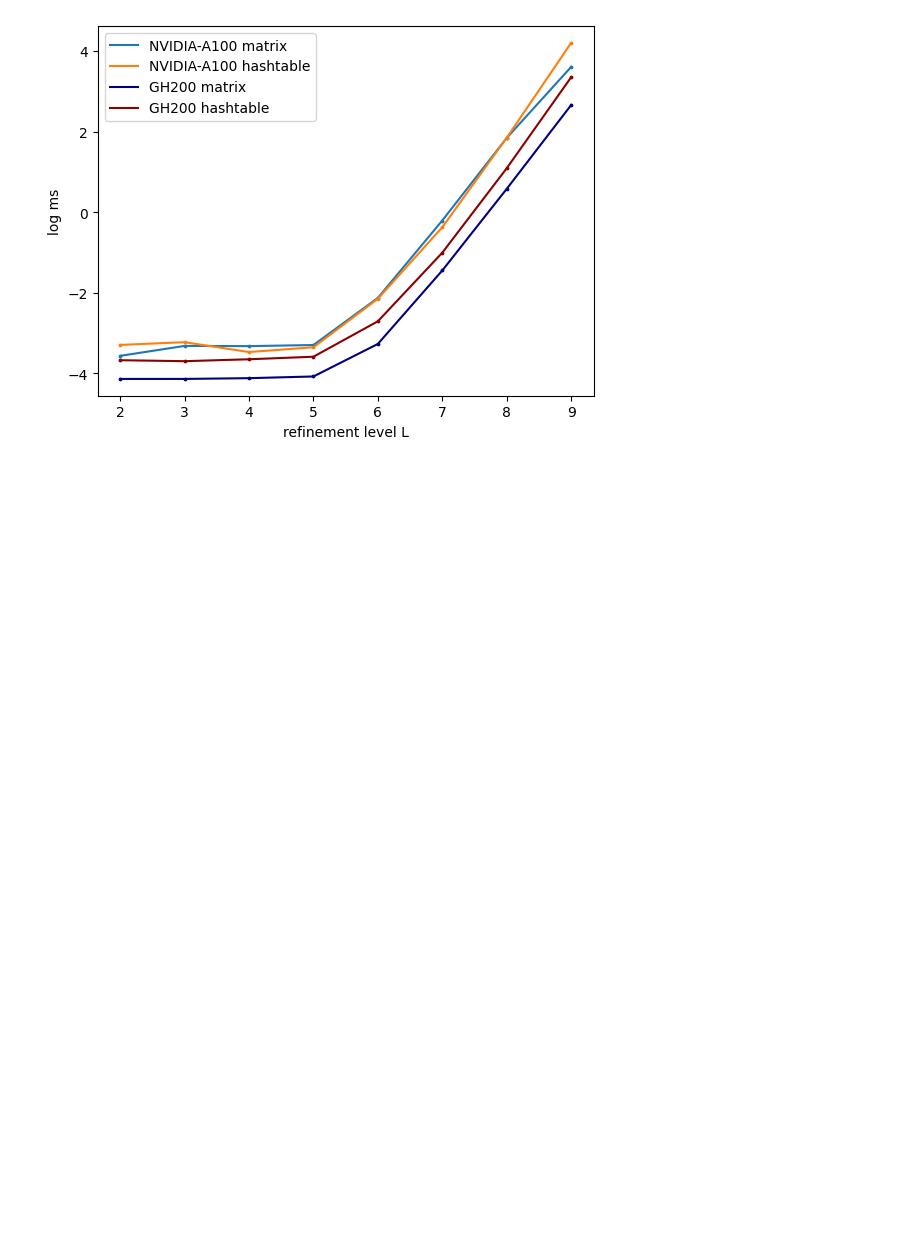
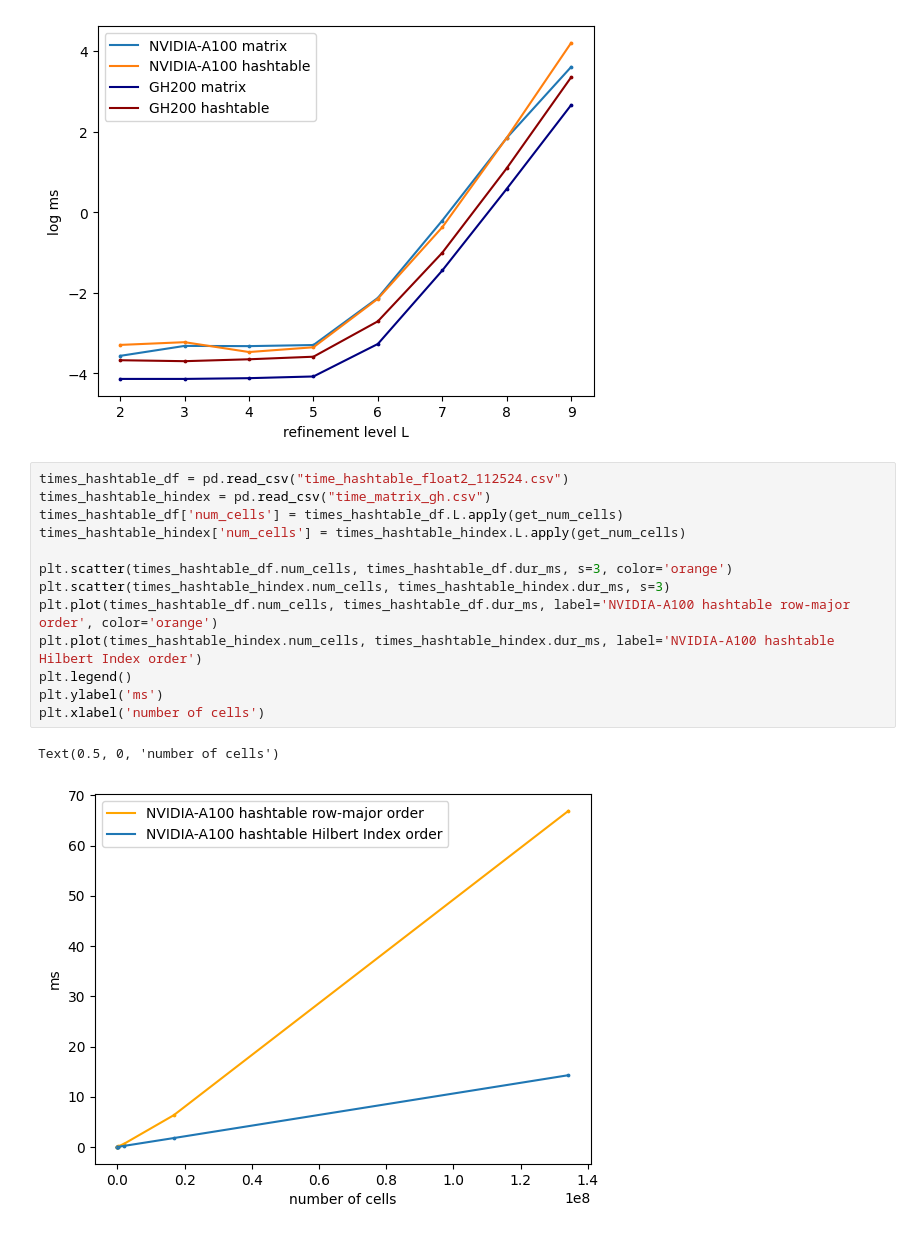
Before and after one commit to 314152718/amr-gpu, a Jupyter notebook: visualize.ipynb, the cells around one changed output. Drawn from its saved outputs; the diff is of its cells as text; blank space fills up the shorter version.

```diff
--- a/visualize.ipynb
+++ b/visualize.ipynb
@@ -305,3 +319,19 @@ plt.xlabel('refinement level L')
 # %% [output]
 Text(0.5, 0, 'refinement level L')
 [figure]
+# %%
+times_hashtable_df = pd.read_csv("time_hashtable_float2_112524.csv")
+times_hashtable_hindex = pd.read_csv("time_matrix_gh.csv")
+times_hashtable_df['num_cells'] = times_hashtable_df.L.apply(get_num_cells)
+times_hashtable_hindex['num_cells'] = times_hashtable_hindex.L.apply(get_num_cells)
+
+plt.scatter(times_hashtable_df.num_cells, times_hashtable_df.dur_ms, s=3, color='orange')
+plt.scatter(times_hashtable_hindex.num_cells, times_hashtable_hindex.dur_ms, s=3)
+plt.plot(times_hashtable_df.num_cells, times_hashtable_df.dur_ms, label='NVIDIA-A100 hashtable row-major order', color='orange')
+plt.plot(times_hashtable_hindex.num_cells, times_hashtable_hindex.dur_ms, label='NVIDIA-A100 hashtable Hilbert Index order')
+plt.legend()
+plt.ylabel('ms')
+plt.xlabel('number of cells')
+# %% [output]
+Text(0.5, 0, 'number of cells')
+[figure, added]
```
Also changed, not shown: parts of 3 cells of this notebook, 1 other file.
